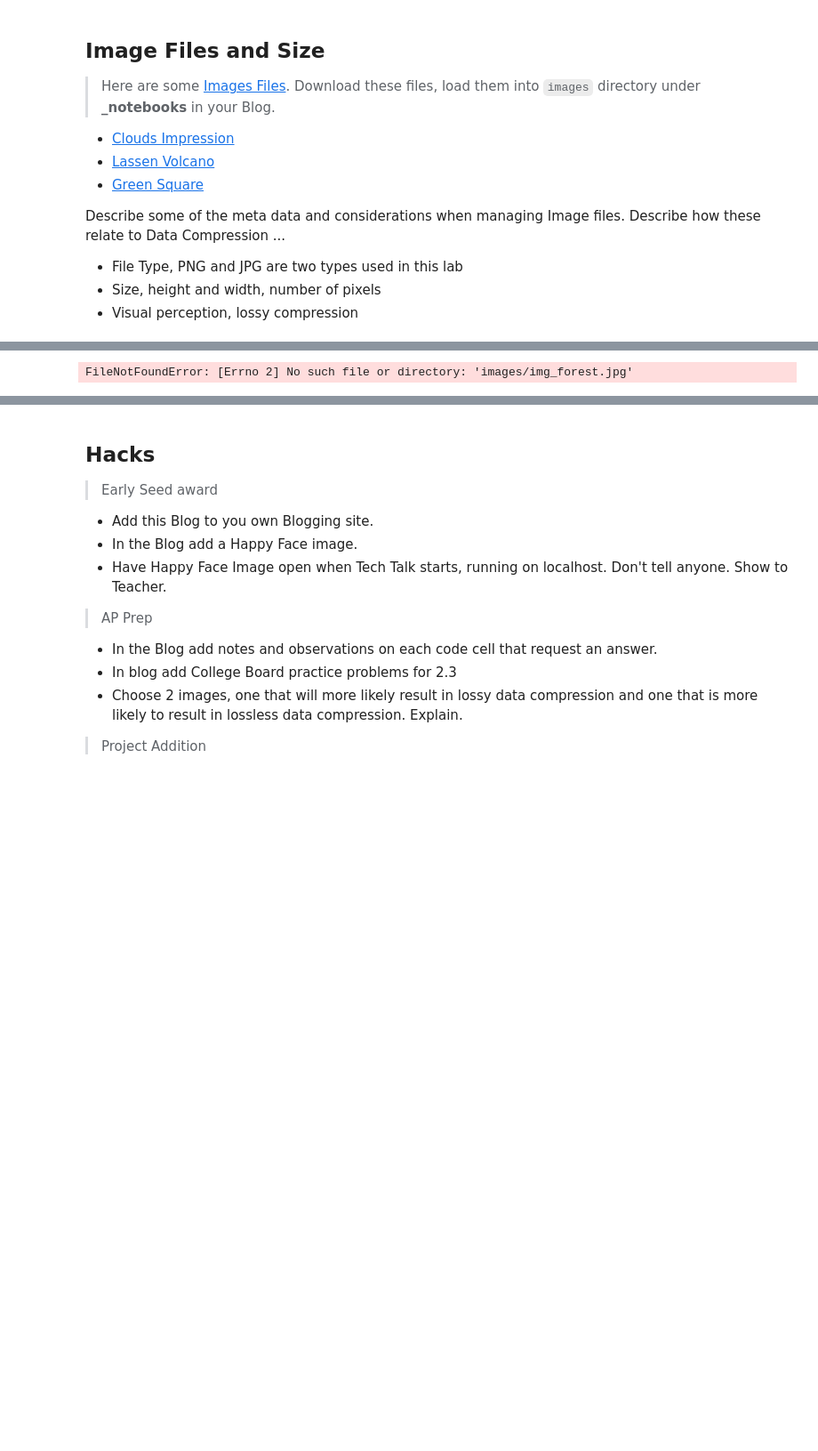
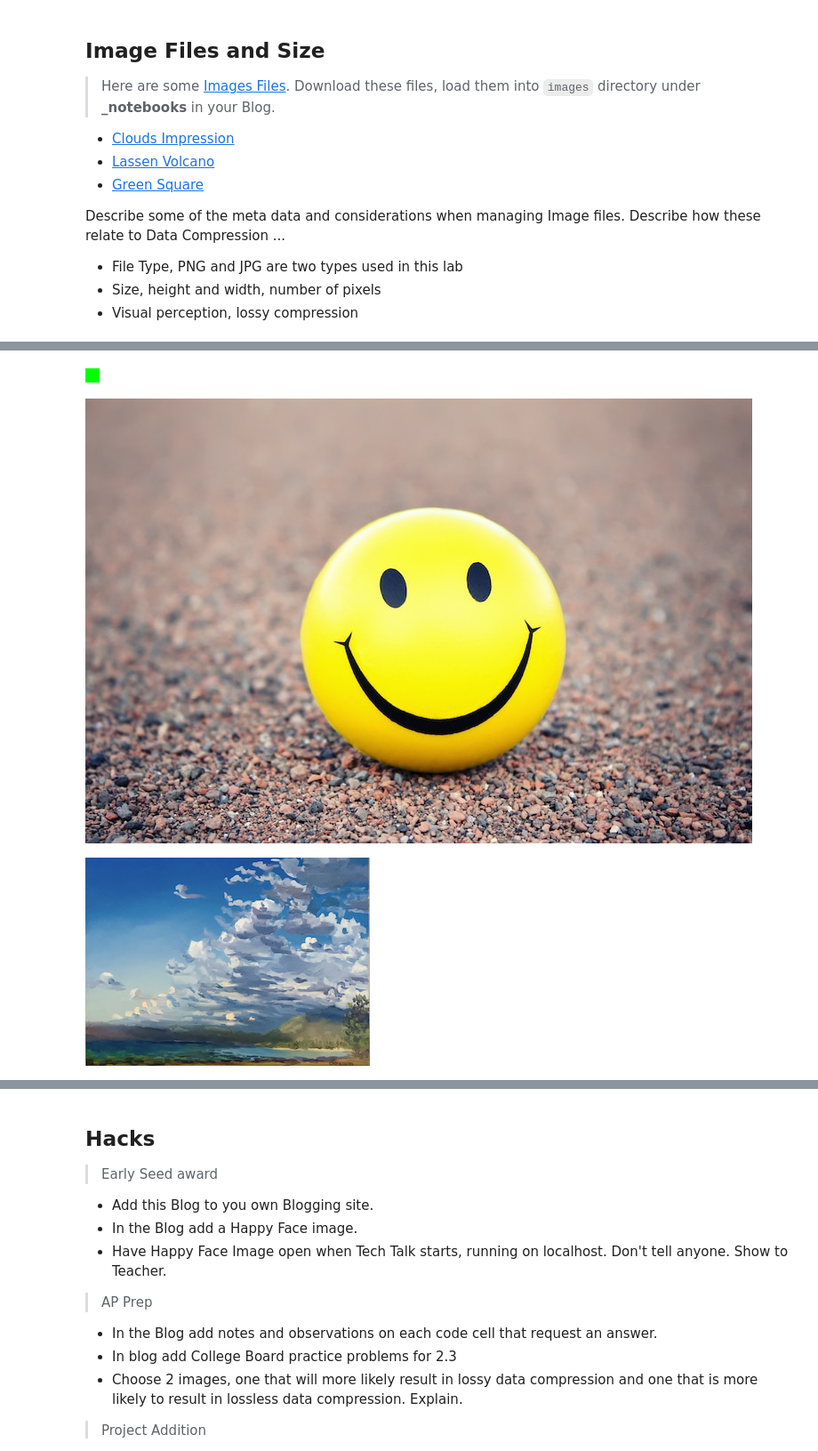
Before and after one commit to Ryanrob327/csp, a Jupyter notebook: _notebooks/2023-03-07-AP-unit2-2.ipynb, the cells around one changed output, grey strips where cells are left out. Shown at 89% size. Cells and saved outputs as stored; diff of their text form; code cells hidden in the pictures; blank space fills up the shorter version.

```diff
--- a/_notebooks/2023-03-07-AP-unit2-2.ipynb
+++ b/_notebooks/2023-03-07-AP-unit2-2.ipynb
@@ -54,33 +62,37 @@ Provide what you observed, struggled with, or leaned while playing with this cod
 # %%
 
 from IPython.display import Image, display
 from pathlib import Path  # https://medium.com/@ageitgey/python-3-quick-tip-the-easy-way-to-deal-with-file-paths-on-windows-mac-and-linux-11a072b58d5f
 
 # prepares a series of images
 def image_data(path=Path("images/"), images=None):  # path of static images is defaulted
     if images is None:  # default image
         images = [
             {'source': "Peter Carolin", 'label': "Clouds Impression", 'file': "clouds-impression.png"},
             {'source': "Peter Carolin", 'label': "Lassen Volcano", 'file': "lassen-volcano.jpg"}
         ]
     for image in images:
         # File to open
         image['filename'] = path / image['file']  # file with path
     return images
 
 def image_display(images):
     for image in images:
         display(Image(filename=image['filename']))
 
 
 # Run this as standalone tester to see sample data printed in Jupyter terminal
 if __name__ == "__main__":
     # print parameter supplied image
-    img_forest = image_data(images=[{'source': "Internet", 'label': "Green Square", 'file': "img_forest.jpg"}])
-    image_display(img_forest)
+    green_square = image_data(images=[{'source': "Internet", 'label': "Green Square", 'file': "green-square-16.png"}])
+    image_display(green_square)
+    smiley = image_data(images=[{'source': "Internet", 'label': "smiley", 'file': "smiley.jpg"}])
+    image_display(smiley)
 
     # display default images from image_data()
     default_images = image_data()
     image_display(default_images)
 # %% [output]
-FileNotFoundError: [Errno 2] No such file or directory: 'images/img_forest.jpg'
+[figure, added]
+[figure, added]
+[figure, added]
```
Also changed, not shown: parts of 9 cells of this notebook, 4 other files.
